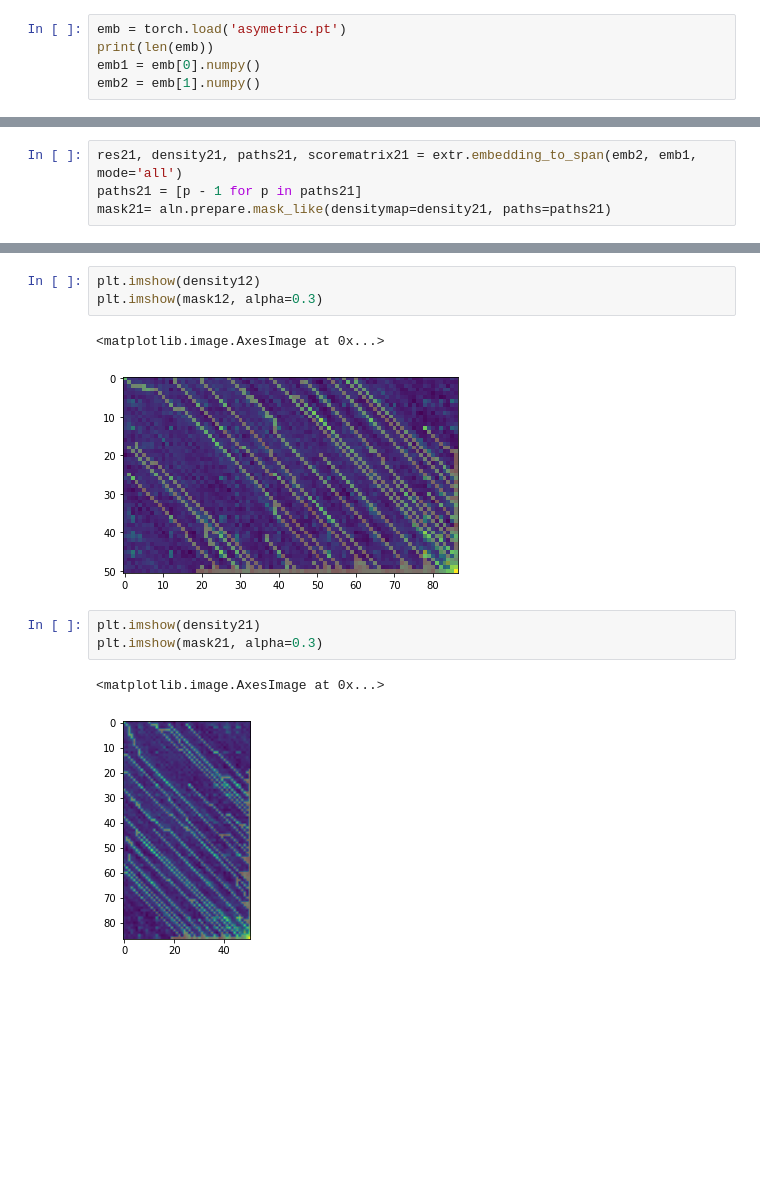
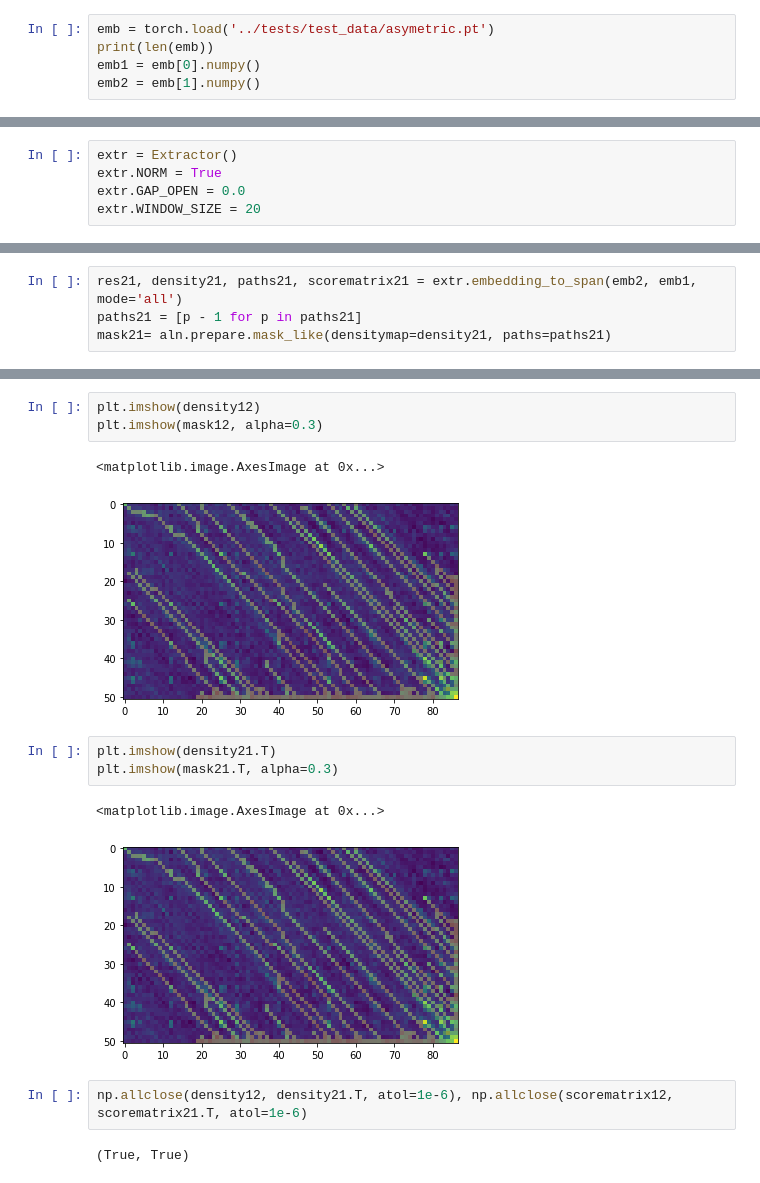
Before and after one commit to labstructbioinf/pLM-BLAST, a Jupyter notebook: notebooks/example.ipynb, the cells around one changed output, grey strips where cells are left out. Drawn from its saved outputs; the diff is of its cells as text; blank space fills up the shorter version.

```diff
--- a/notebooks/example.ipynb
+++ b/notebooks/example.ipynb
@@ -11,7 +12,7 @@ import matplotlib.pyplot as plt
 from alntools.base import Extractor
 import alntools as aln
 # %%
-emb = torch.load('asymetric.pt')
+emb = torch.load('../tests/test_data/asymetric.pt')
 print(len(emb))
 emb1 = emb[0].numpy()
 emb2 = emb[1].numpy()
@@ -22 +21,6 @@ extr = Extractor()
+# %%
+extr = Extractor()
+extr.NORM = True
+extr.GAP_OPEN = 0.0
+extr.WINDOW_SIZE = 20
 # %%
@@ -32,12 +72,16 @@ plt.imshow(density12)
 plt.imshow(mask12, alpha=0.3)
 # %% [output]
 <matplotlib.image.AxesImage at 0x...>
-[figure, old version]
+[figure, new version]
 # %%
-plt.imshow(density21)
-plt.imshow(mask21, alpha=0.3)
+plt.imshow(density21.T)
+plt.imshow(mask21.T, alpha=0.3)
 # %% [output]
 <matplotlib.image.AxesImage at 0x...>
-[figure, old version]
+[figure, new version]
+# %%
+np.allclose(density12, density21.T, atol=1e-6), np.allclose(scorematrix12, scorematrix21.T, atol=1e-6)
+# %% [output]
+(True, True)
 # %%
 fig, ax = plt.subplots(1, 2, figsize=(8, 8))
```
Also changed, not shown: parts of 7 cells of this notebook, 27 other files.
